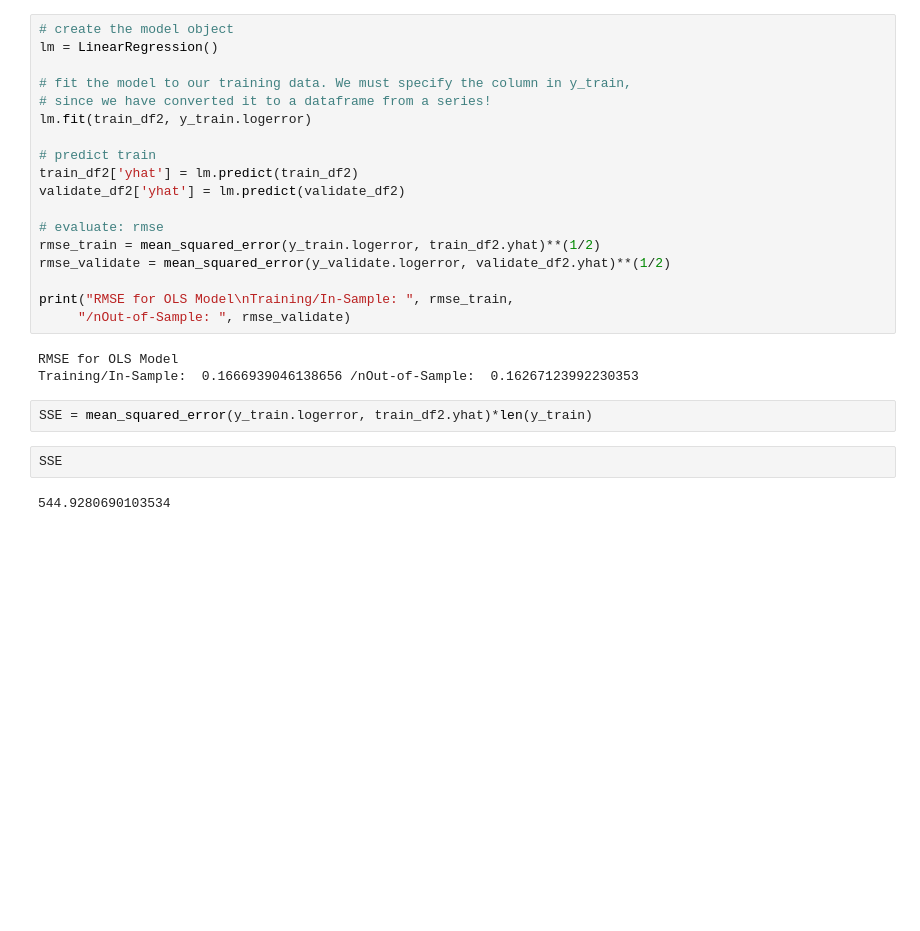
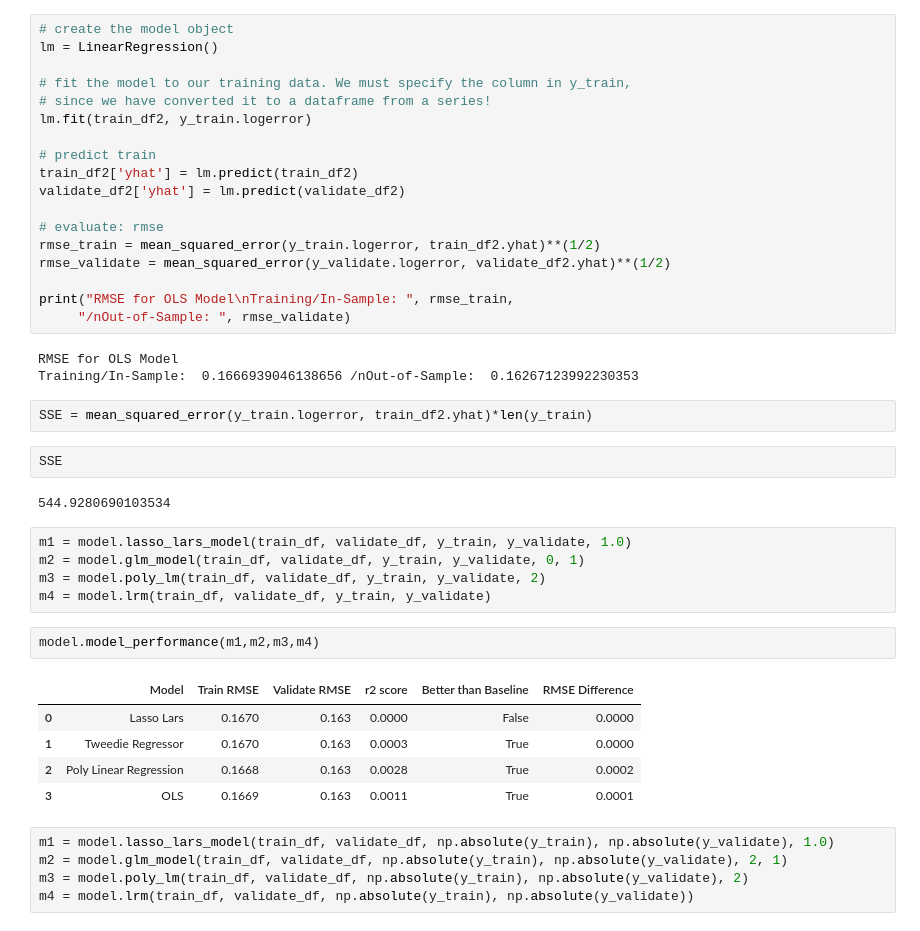
Before and after one commit to Dashing-through-Zillow/clustering-project, a Jupyter notebook: dash_draft1.ipynb, the cells around one changed output. Saved outputs shown, nothing was run; the diff lists cells and outputs as text; blank space fills up the shorter version.

```diff
--- a/dash_draft1.ipynb
+++ b/dash_draft1.ipynb
@@ -1213,3 +1214,21 @@ SSE = mean_squared_error(y_train.logerror, train_df2.yhat)*len(y_train)
 SSE
 # %% [output]
 544.9280690103534
+# %%
+m1 = model.lasso_lars_model(train_df, validate_df, y_train, y_validate, 1.0)
+m2 = model.glm_model(train_df, validate_df, y_train, y_validate, 0, 1)
+m3 = model.poly_lm(train_df, validate_df, y_train, y_validate, 2)
+m4 = model.lrm(train_df, validate_df, y_train, y_validate)
+# %%
+model.model_performance(m1,m2,m3,m4)
+# %% [output]
+|  | Model | Train RMSE | Validate RMSE | r2 score | Better than Baseline | RMSE Difference |
+| 0 | Lasso Lars | 0.1670 | 0.163 | 0.0000 | False | 0.0000 |
+| 1 | Tweedie Regressor | 0.1670 | 0.163 | 0.0003 | True | 0.0000 |
+| 2 | Poly Linear Regression | 0.1668 | 0.163 | 0.0028 | True | 0.0002 |
+| 3 | OLS | 0.1669 | 0.163 | 0.0011 | True | 0.0001 |
+# %%
+m1 = model.lasso_lars_model(train_df, validate_df, np.absolute(y_train), np.absolute(y_validate), 1.0)
+m2 = model.glm_model(train_df, validate_df, np.absolute(y_train), np.absolute(y_validate), 2, 1)
+m3 = model.poly_lm(train_df, validate_df, np.absolute(y_train), np.absolute(y_validate), 2)
+m4 = model.lrm(train_df, validate_df, np.absolute(y_train), np.absolute(y_validate))
```
Also changed, not shown: parts of 4 cells of this notebook.
